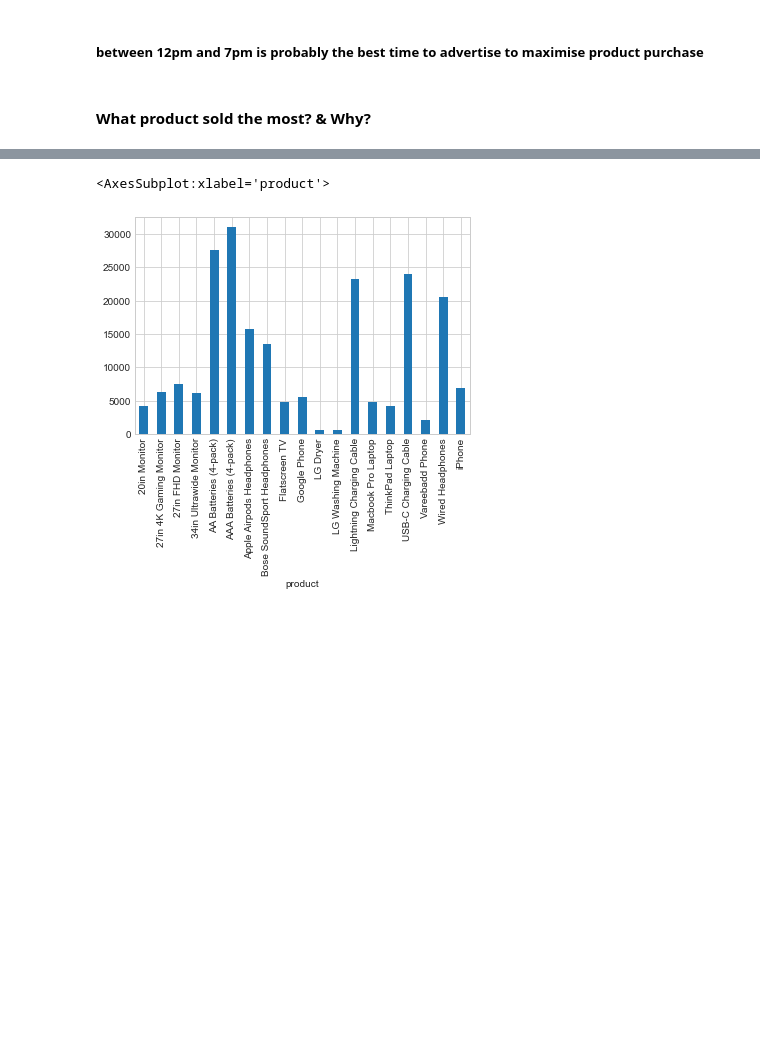
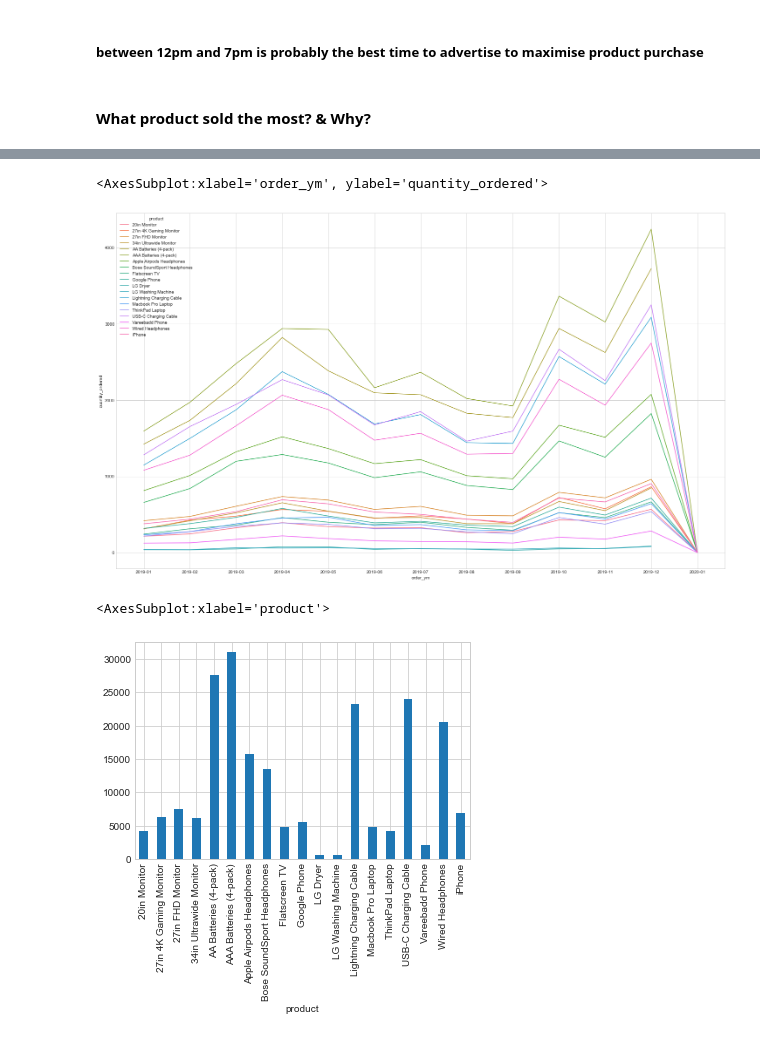
Before and after one commit to Vi-et/project, a Jupyter notebook: Python/5-Sales Data Analysis/Sales_Analysis_Production.ipynb, the cells around one changed output, grey strips where cells are left out. Drawn from its saved outputs; the diff is of its cells as text; code cells hidden in the pictures; blank space fills up the shorter version.

```diff
--- a/Python/5-Sales Data Analysis/Sales_Analysis_Production.ipynb
+++ b/Python/5-Sales Data Analysis/Sales_Analysis_Production.ipynb
@@ -297,0 +289,2 @@ full_data.head()
+# %%
+full_data['order_ym'] = full_data['order_date'].astype(str).str[:7]
@@ -298,3 +313,20 @@ full_data.head()
+# %%
+plot_data = full_data.groupby(['order_ym','product'])['quantity_ordered'].sum()\
+                                                .reset_index()
+# %%
+fig, ax = plt.subplots(figsize = (25,15))
+
+
+sns.lineplot(
+    x = 'order_ym',
+    y = 'quantity_ordered',
+    hue = 'product',
+    data = plot_data,
+    ax = ax
+)
+# %% [output]
+<AxesSubplot:xlabel='order_ym', ylabel='quantity_ordered'>
+[figure, added]
 # %%
 full_data.groupby('product')['quantity_ordered'].sum().plot(kind='bar')
 # %% [output]
```
Also changed, not shown: parts of 2 cells of this notebook.
